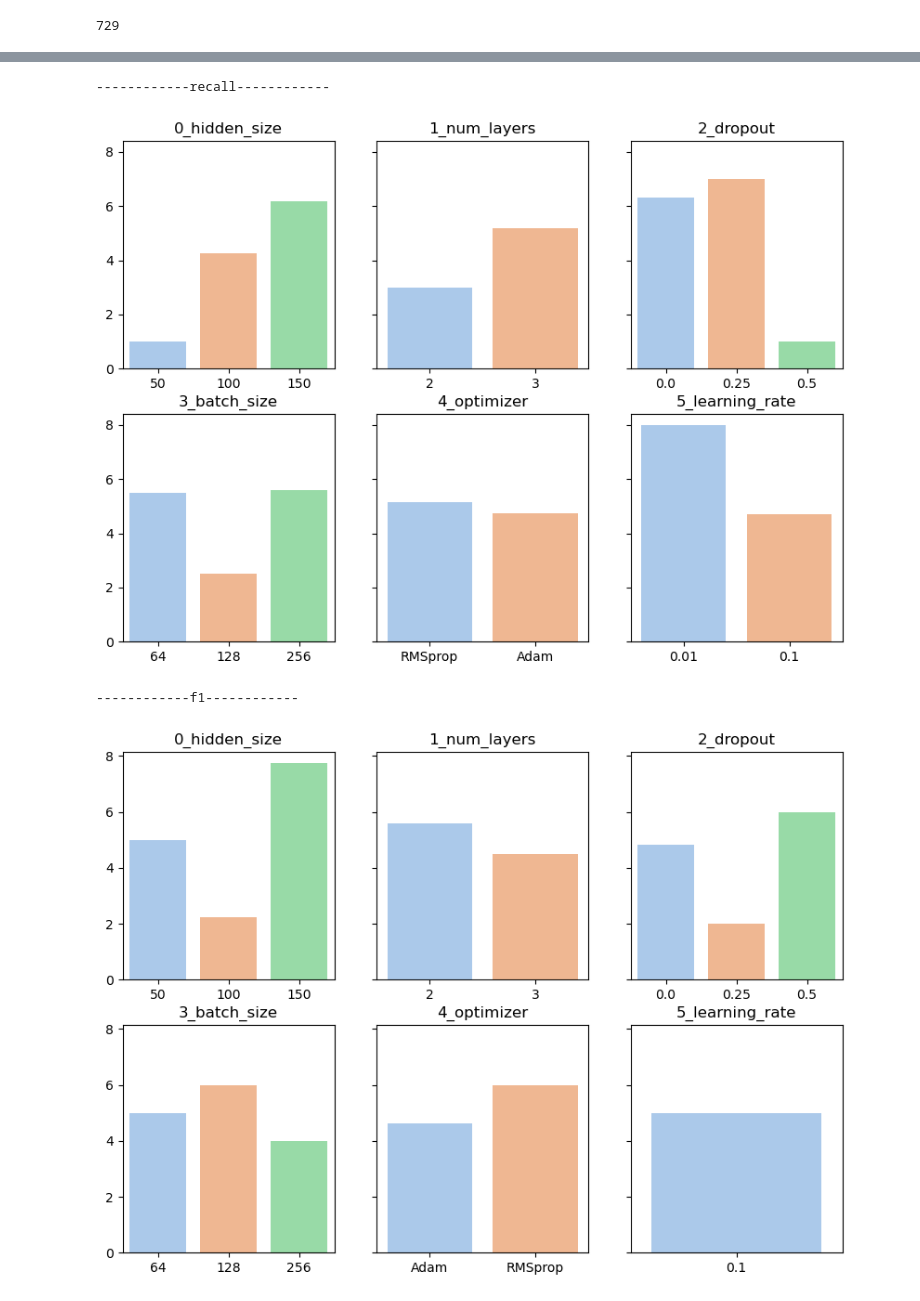
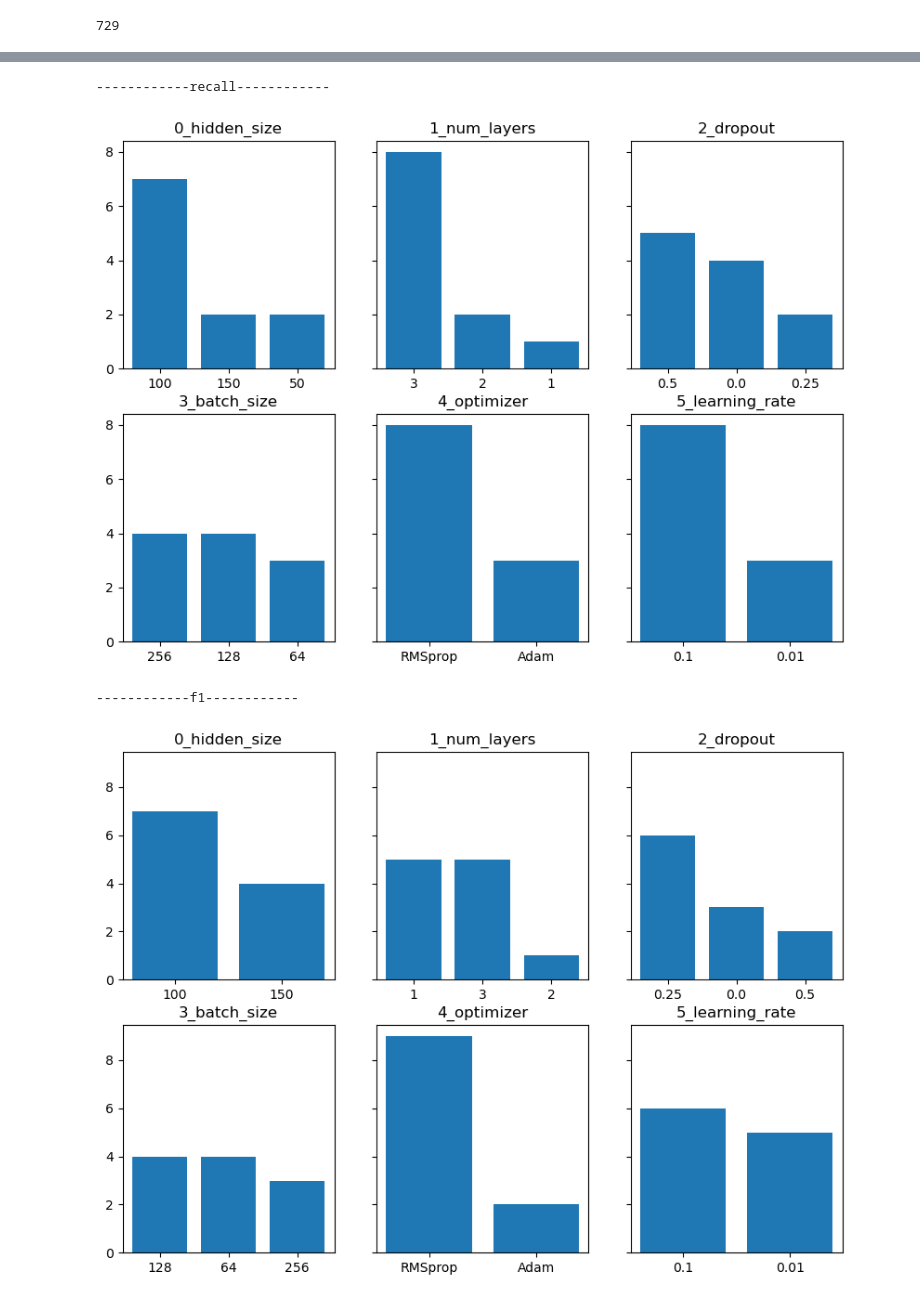
Before and after one commit to kac624/cuny, a Jupyter notebook: D602/final_project/03_rnnHyperparameterTuning.ipynb, the cells around one changed output, grey strips where cells are left out. Cells and saved outputs as stored; diff of their text form; code cells hidden in the pictures.

```diff
--- a/D602/final_project/03_rnnHyperparameterTuning.ipynb
+++ b/D602/final_project/03_rnnHyperparameterTuning.ipynb
@@ -33,5 +33,5 @@ except RuntimeError as e:
 # %%
-data_names = ['tfidf_train', 'tfidf_test', 'y_train_binary', 'y_test_binary']
+data_names = ['bert_train', 'bert_test', 'y_train_binary', 'y_test_binary'] # 'tfidf_train', 'tfidf_test',
 
 for var_name in data_names:
     with open(f'data/{var_name}.pkl', 'rb') as f:
@@ -94,3 +92,35 @@ tune_rnn_f1 = partial(
+# %%
+tune_rnn_accuracy = partial(
+    tune_rnn,
+    X_train = bert_train, X_test = bert_test,
+    y_train = y_train_binary.unsqueeze(1),
+    y_test = y_test_binary.unsqueeze(1),
+    metric = accuracy_score
+)
+
+tune_rnn_precision = partial(
+    tune_rnn,
+    X_train = bert_train, X_test = bert_test,
+    y_train = y_train_binary.unsqueeze(1),
+    y_test = y_test_binary.unsqueeze(1),
+    metric = precision_score
+)
+
+tune_rnn_recall = partial(
+    tune_rnn,
+    X_train = bert_train, X_test = bert_test,
+    y_train = y_train_binary.unsqueeze(1),
+    y_test = y_test_binary.unsqueeze(1),
+    metric = recall_score
+)
+
+tune_rnn_f1 = partial(
+    tune_rnn,
+    X_train = bert_train, X_test = bert_test,
+    y_train = y_train_binary.unsqueeze(1),
+    y_test = y_test_binary.unsqueeze(1),
+    metric = f1_score
+)
 # %%
 with Pool(processes = 12) as pool:
     results_accuracy = pool.map(tune_rnn_accuracy, hp_combos)
@@ -202,9 +232,9 @@ for metric in metrics:
     print(f'------------{metric}------------')
     fig, axes = plt.subplots(2, 3, figsize = (10, 7), sharey = True)
     for hp, ax in zip(hp_space.keys(), axes.ravel()):
-        sns.barplot(
-            x = top10[hp], y = top10.index, ax = ax,
-            errorbar = None, palette = 'pastel'
+        ax.bar(
+            [str(x) for x in top10[hp].value_counts().index.values],
+            top10[hp].value_counts().values
         )
         ax.set_title(hp)
         ax.set_xlabel('')
@@ -218,4 +248,4 @@ for metric in metrics:
 ------------recall------------
-[figure, old version]
+[figure, new version]
 ------------f1------------
-[figure, old version]
+[figure, new version]
```
Also changed, not shown: parts of 13 cells of this notebook, 36 other files.
